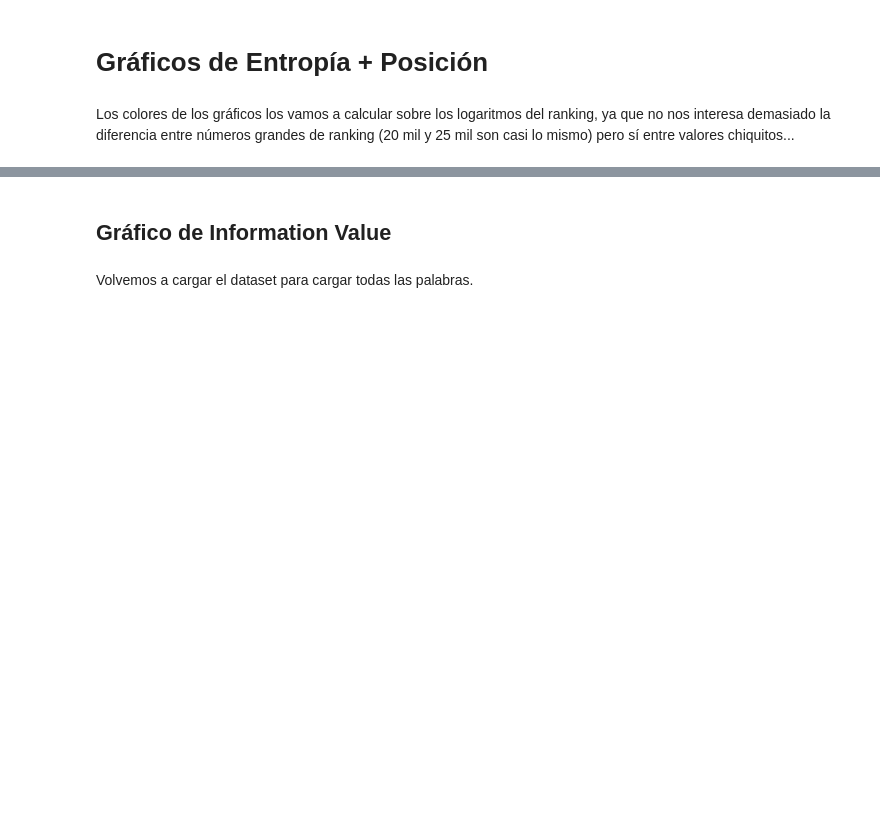
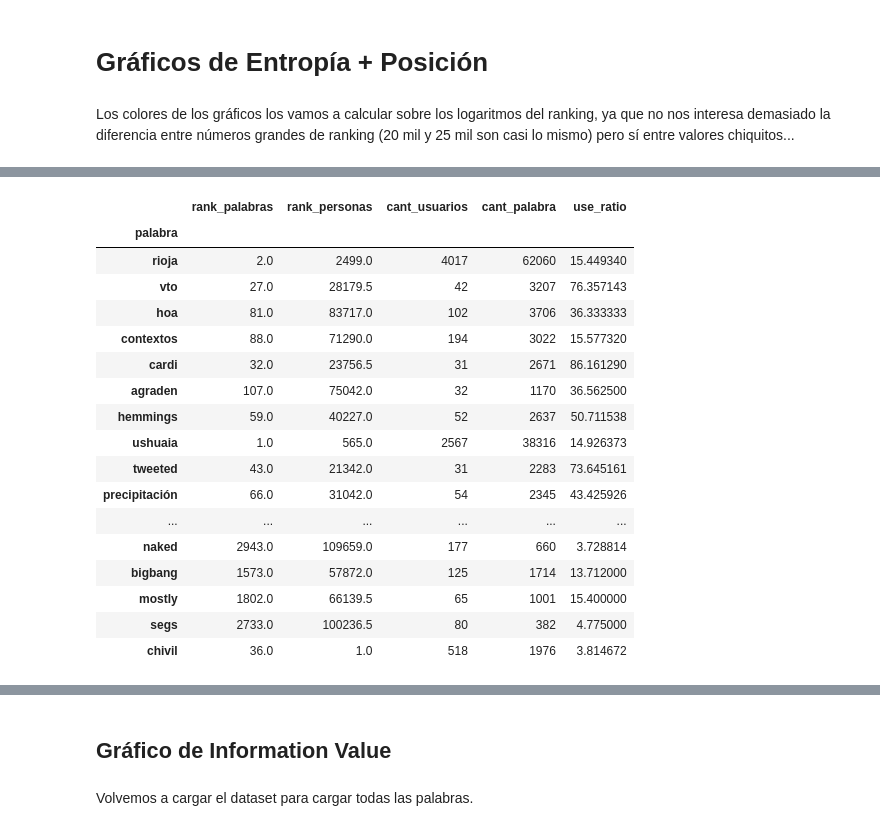
Before and after one commit to finiteautomata/contrastes, a Jupyter notebook: notebooks/graficos-entropia.ipynb, the cells around one changed output, grey strips where cells are left out. Cells and saved outputs as stored; diff of their text form; code cells hidden in the pictures; blank space fills up the shorter version.

Commit message:
Add table with top words.

```diff
--- a/notebooks/graficos-entropia.ipynb
+++ b/notebooks/graficos-entropia.ipynb
@@ -123,0 +165,26 @@ Text(0.5,1,'Word-Count Information Value on User-Count axes')
+# %%
+pd.options.display.max_rows = 100
+
+df_diff_sorted = df.sort_values("diff_rank", ascending=False)
+df_diff_sorted[
+    ["rank_palabras", "rank_personas", "cant_usuarios", "cant_palabra", "use_ratio"]
+][:100]
+# %% [output]
+|  | rank_palabras | rank_personas | cant_usuarios | cant_palabra | use_ratio |
+| palabra |  |  |  |  |  |
+| rioja | 2.0 | 2499.0 | 4017 | 62060 | 15.449340 |
+| vto | 27.0 | 28179.5 | 42 | 3207 | 76.357143 |
+| hoa | 81.0 | 83717.0 | 102 | 3706 | 36.333333 |
+| contextos | 88.0 | 71290.0 | 194 | 3022 | 15.577320 |
+| cardi | 32.0 | 23756.5 | 31 | 2671 | 86.161290 |
+| agraden | 107.0 | 75042.0 | 32 | 1170 | 36.562500 |
+| hemmings | 59.0 | 40227.0 | 52 | 2637 | 50.711538 |
+| ushuaia | 1.0 | 565.0 | 2567 | 38316 | 14.926373 |
+| tweeted | 43.0 | 21342.0 | 31 | 2283 | 73.645161 |
+| precipitación | 66.0 | 31042.0 | 54 | 2345 | 43.425926 |
+| ... | ... | ... | ... | ... | ... |
+| naked | 2943.0 | 109659.0 | 177 | 660 | 3.728814 |
+| bigbang | 1573.0 | 57872.0 | 125 | 1714 | 13.712000 |
+| mostly | 1802.0 | 66139.5 | 65 | 1001 | 15.400000 |
+| segs | 2733.0 | 100236.5 | 80 | 382 | 4.775000 |
+| chivil | 36.0 | 1.0 | 518 | 1976 | 3.814672 |
```
Also changed, not shown: parts of 8 cells of this notebook.
